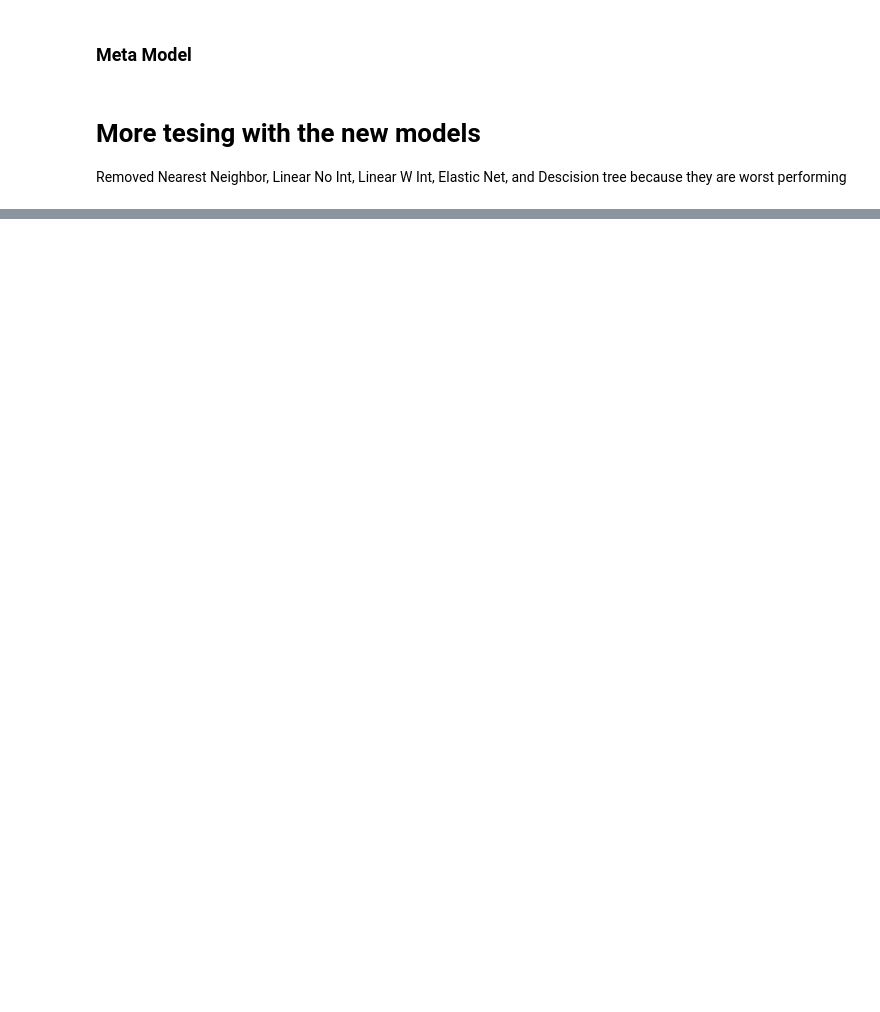
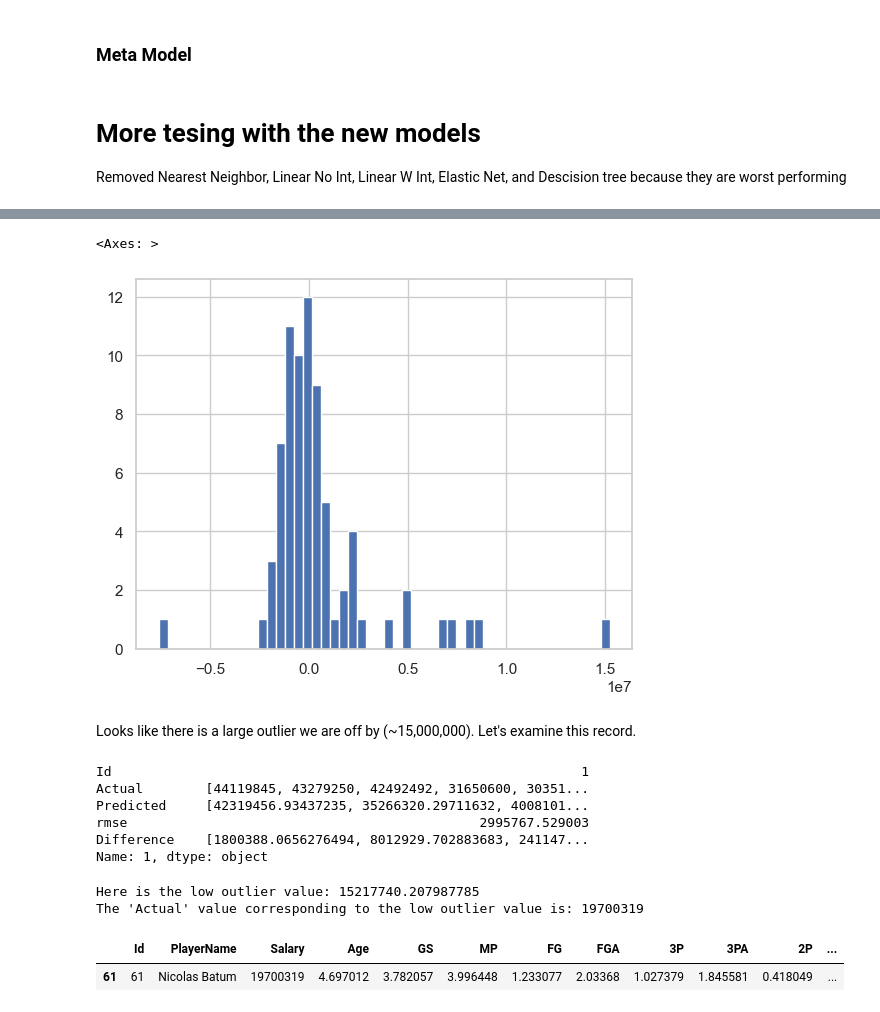
Before and after one commit to GabrielKrishnadasan/COMP352FinalProject, a Jupyter notebook: old_final_project.ipynb, the cells around one changed output, grey strips where cells are left out. Saved outputs shown, nothing was run; the diff lists cells and outputs as text; code cells hidden in the pictures; blank space fills up the shorter version.

```diff
--- a/old_final_project.ipynb
+++ b/old_final_project.ipynb
@@ -436,6 +582,7 @@ def k_fold_regression(
     rmse_scores = []
     train_sizes = []
     test_sizes = []
+    fold_results = []
 
     # Prepare the feature matrix X and target vector y
     X = data.drop(columns=cols_to_ignore)
@@ -445,6 +592,7 @@ def k_fold_regression(
     kf = KFold(n_splits=n_splits, shuffle=True)
 
     # Cross-validation process
+    foldCount = 0
     for train_index, val_index in kf.split(X):
         if (
             isinstance(regressor, (xgb.XGBRegressor))
@@ -481,14 +629,29 @@ def k_fold_regression(
             print(model_name, f"RMSE: {rmse:.4f}, Train Size: {len(y_train_fold)}, Test Size: {len(y_val_fold)}")
 
         # if regular xgboost, then print rmse for best folds since this is a high performing model
-        elif isinstance(regressor, xgb.XGBRegressor):
-            print(f"XGB RMSE: {rmse:.4f}, Train Size: {len(y_train_fold)}, Test Size: {len(y_val_fold)}")
+        elif isinstance(regressor, RandomForestRegressor):
+            print(f"Random Forest: {rmse:.4f}, Train Size: {len(y_train_fold)}, Test Size: {len(y_val_fold)}")
 
         rmse_scores.append(rmse)
         train_sizes.append(len(y_train_fold))
         test_sizes.append(len(y_val_fold))
 
-    return rmse_scores, train_sizes, test_sizes
+        # Record results for 'Id', 'Actual', 'Predicted', 'Fold', and 'Set' in a list
+        fold_results.append({
+            'Id' : foldCount,
+            'Actual': y_val_fold.tolist(),
+            'Predicted': y_pred_fold,
+            'rmse' : rmse
+        })
+        foldCount += 1
+
+
+    # Create a DataFrame from the results
+    result_df = pd.DataFrame(
+        fold_results, columns=["Id", "Actual", "Predicted", 'rmse']
+    )
+
+    return result_df, rmse_scores, train_sizes, test_sizes
 # %%
 def compute_rmse_std_k_fold(df, model, tune_hyper=False, model_name=None):
     rmse_list = []
@@ -620,0 +882,3 @@ Let's grab the 3rd fold since it is the best performing and has largest train si
+# %%
+# Calculate the absolute difference and create a new column
+first_row['Difference'] = first_row['Actual'] - first_row['Predicted']
@@ -620,0 +898,42 @@ Let's grab the 3rd fold since it is the best performing and has largest train si
+# %%
+bestdiffs = pd.Series(first_row['Difference'])
+# plot a histogram of the difference of our actuals and predictions
+bestdiffs.hist(bins=50)
+# %% [output]
+<Axes: >
+[figure, added]
+# %% [markdown]
+Looks like there is a large outlier we are off by (~15,000,000). Let's examine this record.
+# %%
+print(first_row)
+# %% [output]
+Id                                                            1
+Actual        [44119845, 43279250, 42492492, 31650600, 30351...
+Predicted     [42319456.93437235, 35266320.29711632, 4008101...
+rmse                                             2995767.529003
+Difference    [1800388.0656276494, 8012929.702883683, 241147...
+Name: 1, dtype: object
+# %%
+
+filtered_values = bestdiffs[bestdiffs > 10000000]
+
+# Print the filtered Series
+print("Here is the low outlier value: " + str(filtered_values.iloc[0]))
+
+# Get the low outlier value
+low_outlier_value = filtered_values.iloc[0]
+
+# Find the index of 1 in first_row
+index = np.where(first_row['Difference'] == low_outlier_value)[0][0]
+# Get the corresponding 'Actual' value from first_row using boolean indexing
+corresponding_actual = first_row['Actual'][index]
+
+# Print the corresponding 'Actual' value
+print("The 'Actual' value corresponding to the low outlier value is:", corresponding_actual)
+
+nba_df[nba_df['Salary'] == corresponding_actual]
+# %% [output]
+Here is the low outlier value: 15217740.207987785
+The 'Actual' value corresponding to the low outlier value is: 19700319
+|  | Id | PlayerName | Salary | Age | GS | MP | FG | FGA | 3P | 3PA | 2P | ... |
+| 61 | 61 | Nicolas Batum | 19700319 | 4.697012 | 3.782057 | 3.996448 | 1.233077 | 2.03368 | 1.027379 | 1.845581 | 0.418049 | ... |
```
Also changed, not shown: parts of 52 cells of this notebook.
